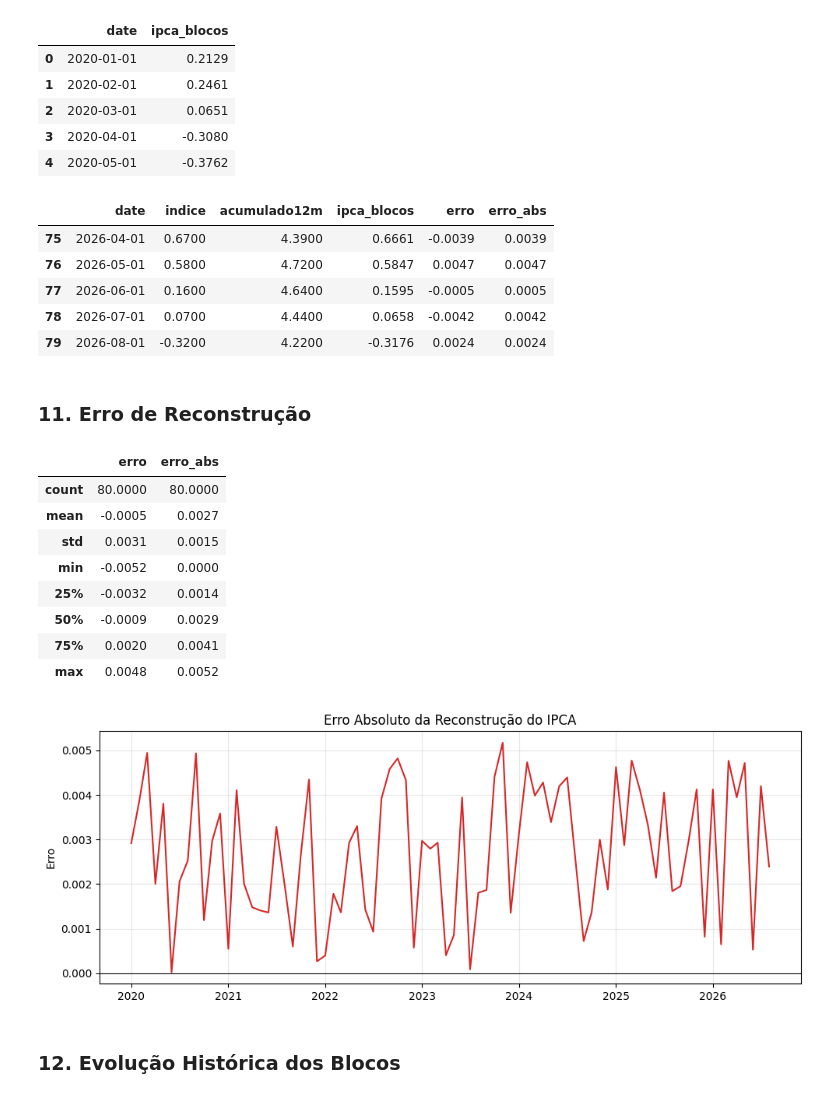
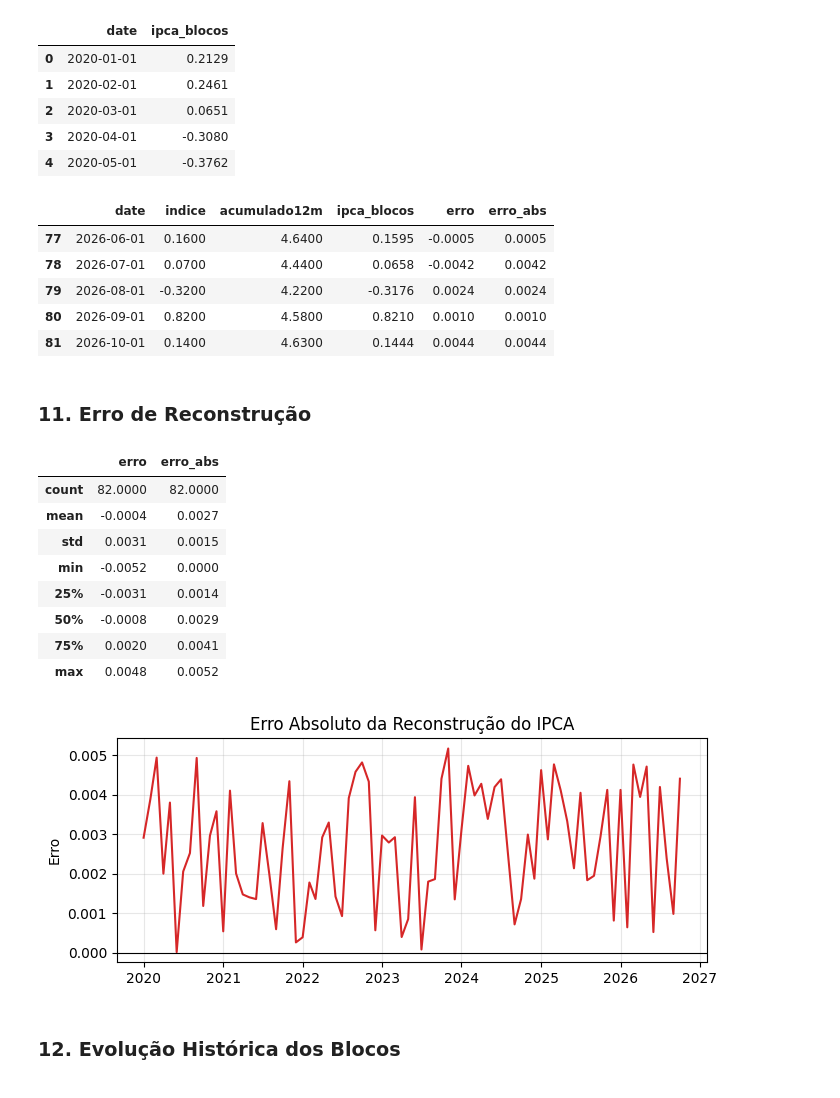
Before and after one commit to IncomeView/inflation_bcb, a Jupyter notebook: notebooks/05.ipca_blocos_macro.ipynb, the cells around one changed output. Saved outputs shown, nothing was run; the diff lists cells and outputs as text; code cells hidden in the pictures.

```diff
--- a/notebooks/05.ipca_blocos_macro.ipynb
+++ b/notebooks/05.ipca_blocos_macro.ipynb
@@ -393,10 +312,7 @@ ipca = pd.read_sql(
     engine,
 )
 
-ipca["date"] = pd.to_datetime(
-    ipca["date"]
-)
-
-ipca.head()
+ipca["date"] = pd.to_datetime(ipca["date"])
+ipca.tail()
 # %% [output]
 |  | date | indice | acumulado12m |
@@ -422,80 +338,55 @@ reconstrucao.head()
 | 3 | 2020-04-01 | -0.3080 |
 | 4 | 2020-05-01 | -0.3762 |
 # %%
-validacao = (
-    ipca
-    .merge(
-        reconstrucao,
-        on="date",
-    )
-)
+validacao = (ipca.merge(reconstrucao, on="date"))
 
 validacao["erro"] = (
     validacao["ipca_blocos"]
-    - validacao["indice"]
-)
+    - validacao["indice"])
 
-validacao["erro_abs"] = (
-    validacao["erro"]
-    .abs()
-)
-
+validacao["erro_abs"] = validacao["erro"].abs()
 validacao.tail()
 # %% [output]
 |  | date | indice | acumulado12m | ipca_blocos | erro | erro_abs |
-| 75 | 2026-04-01 | 0.6700 | 4.3900 | 0.6661 | -0.0039 | 0.0039 |
-| 76 | 2026-05-01 | 0.5800 | 4.7200 | 0.5847 | 0.0047 | 0.0047 |
 | 77 | 2026-06-01 | 0.1600 | 4.6400 | 0.1595 | -0.0005 | 0.0005 |
 | 78 | 2026-07-01 | 0.0700 | 4.4400 | 0.0658 | -0.0042 | 0.0042 |
 | 79 | 2026-08-01 | -0.3200 | 4.2200 | -0.3176 | 0.0024 | 0.0024 |
+| 80 | 2026-09-01 | 0.8200 | 4.5800 | 0.8210 | 0.0010 | 0.0010 |
+| 81 | 2026-10-01 | 0.1400 | 4.6300 | 0.1444 | 0.0044 | 0.0044 |
 # %% [markdown]
 ### 11. Erro de Reconstrução
 # %%
-validacao[
-    [
-        "erro",
-        "erro_abs",
-    ]
-].describe()
+validacao[["erro", "erro_abs"]].describe()
 # %% [output]
 |  | erro | erro_abs |
-| count | 80.0000 | 80.0000 |
-| mean | -0.0005 | 0.0027 |
+| count | 82.0000 | 82.0000 |
+| mean | -0.0004 | 0.0027 |
 | std | 0.0031 | 0.0015 |
 | min | -0.0052 | 0.0000 |
-| 25% | -0.0032 | 0.0014 |
-| 50% | -0.0009 | 0.0029 |
+| 25% | -0.0031 | 0.0014 |
+| 50% | -0.0008 | 0.0029 |
 | 75% | 0.0020 | 0.0041 |
 | max | 0.0048 | 0.0052 |
 # %%
-plt.figure(figsize=(10,4))
+plt.figure(figsize=(7,3))
 
 plt.plot(
     validacao["date"],
     validacao["erro_abs"],
-    color="tab:red",
-)
+    color="tab:red")
 
-plt.axhline(
-    0,
+plt.axhline(0,
     color="black",
-    linewidth=0.8,
-)
+    linewidth=0.8)
 
-plt.title(
-    "Erro Absoluto da Reconstrução do IPCA"
-)
-
+plt.title("Erro Absoluto da Reconstrução do IPCA")
 plt.ylabel("Erro")
 
-plt.grid(
-    alpha=0.3,
-)
-
+plt.grid(alpha=0.3,)
 plt.tight_layout()
 plt.show()
 # %% [output]
-[figure, old version]
+[figure, new version]
 # %% [markdown]
 ### 12. Evolução Histórica dos Blocos
 # %%
```
Also changed, not shown: parts of 50 cells of this notebook, 1 other file.
